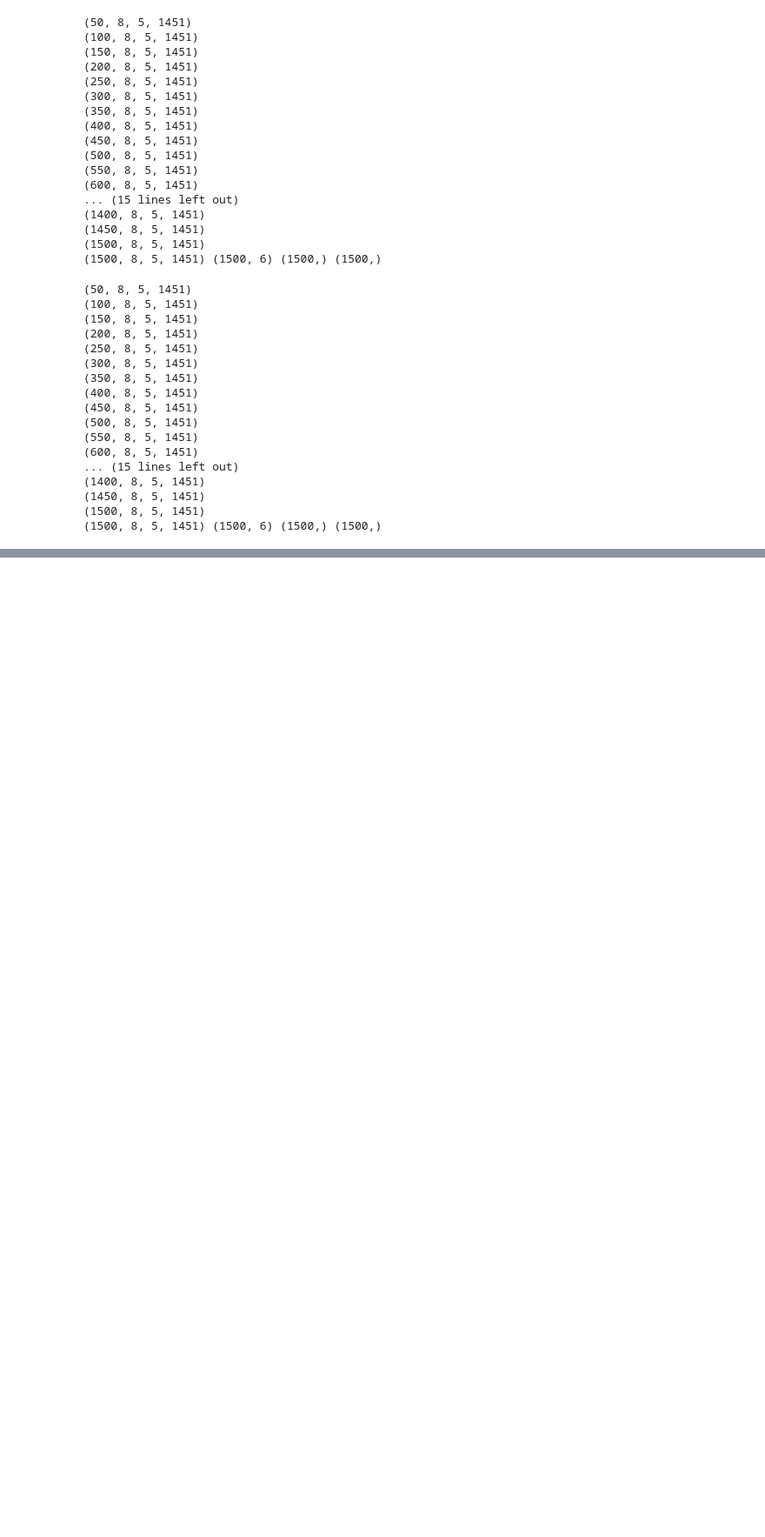
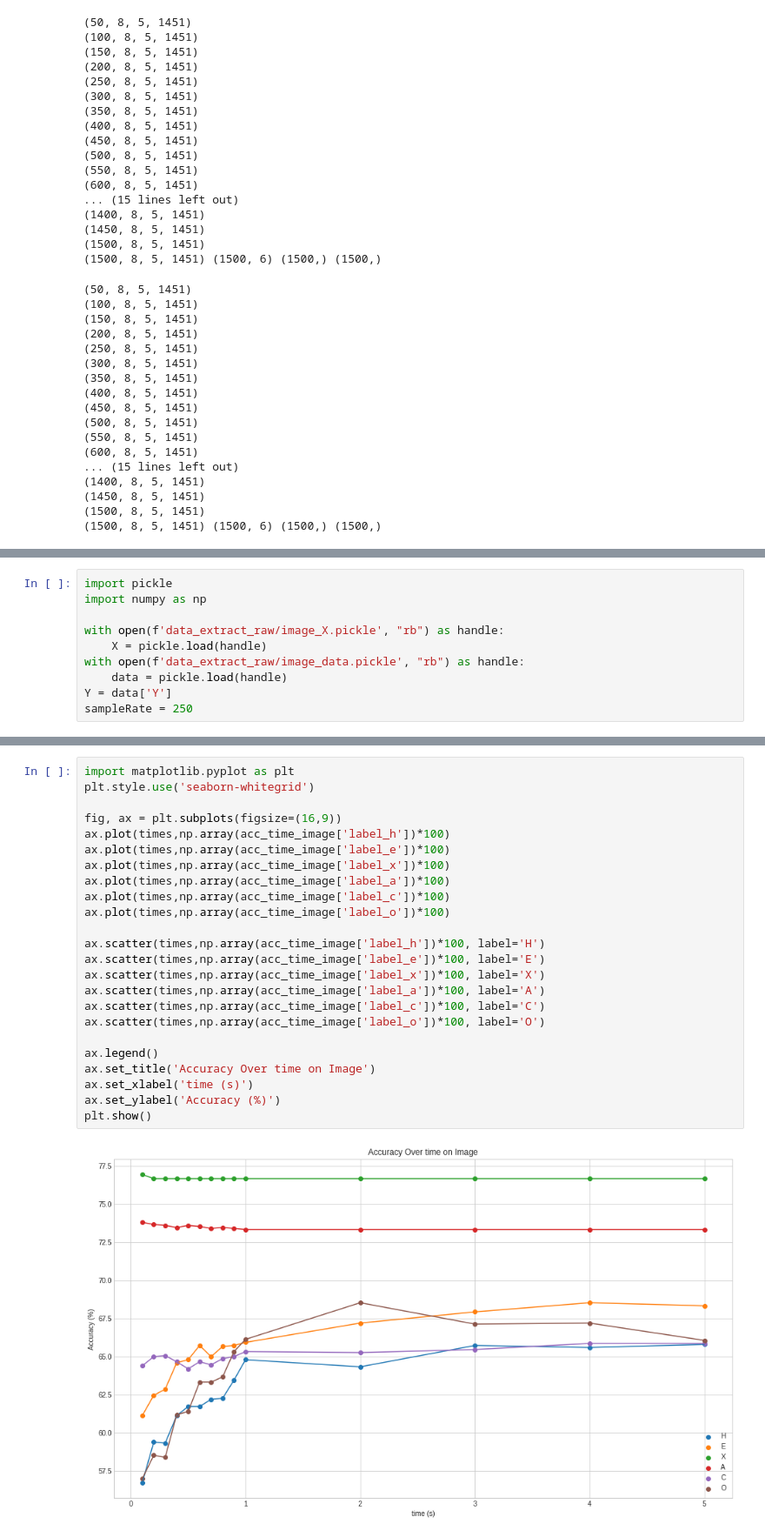
Before and after one commit to akraradets/2021JanHCI, a Jupyter notebook: 3-preprocess/4-Hypothesis2.ipynb, the cells around one changed output, grey strips where cells are left out. Shown at 87% size. Saved outputs shown, nothing was run; the diff lists cells and outputs as text; blank space fills up the shorter version.

```diff
--- a/3-preprocess/4-Hypothesis2.ipynb
+++ b/3-preprocess/4-Hypothesis2.ipynb
@@ -199,0 +187,10 @@ for eeg_type in ['image','audio']:
+# %%
+import pickle
+import numpy as np
+
+with open(f'data_extract_raw/image_X.pickle', "rb") as handle:
+    X = pickle.load(handle)
+with open(f'data_extract_raw/image_data.pickle', "rb") as handle:
+    data = pickle.load(handle)
+Y = data['Y']
+sampleRate = 250
@@ -199,0 +244,26 @@ for eeg_type in ['image','audio']:
+# %%
+import matplotlib.pyplot as plt
+plt.style.use('seaborn-whitegrid')
+
+fig, ax = plt.subplots(figsize=(16,9))
+ax.plot(times,np.array(acc_time_image['label_h'])*100)
+ax.plot(times,np.array(acc_time_image['label_e'])*100)
+ax.plot(times,np.array(acc_time_image['label_x'])*100)
+ax.plot(times,np.array(acc_time_image['label_a'])*100)
+ax.plot(times,np.array(acc_time_image['label_c'])*100)
+ax.plot(times,np.array(acc_time_image['label_o'])*100)
+
+ax.scatter(times,np.array(acc_time_image['label_h'])*100, label='H')
+ax.scatter(times,np.array(acc_time_image['label_e'])*100, label='E')
+ax.scatter(times,np.array(acc_time_image['label_x'])*100, label='X')
+ax.scatter(times,np.array(acc_time_image['label_a'])*100, label='A')
+ax.scatter(times,np.array(acc_time_image['label_c'])*100, label='C')
+ax.scatter(times,np.array(acc_time_image['label_o'])*100, label='O')
+
+ax.legend()
+ax.set_title('Accuracy Over time on Image')
+ax.set_xlabel('time (s)')
+ax.set_ylabel('Accuracy (%)')
+plt.show()
+# %% [output]
+[figure, added]
```
Also changed, not shown: parts of 6 cells of this notebook.
